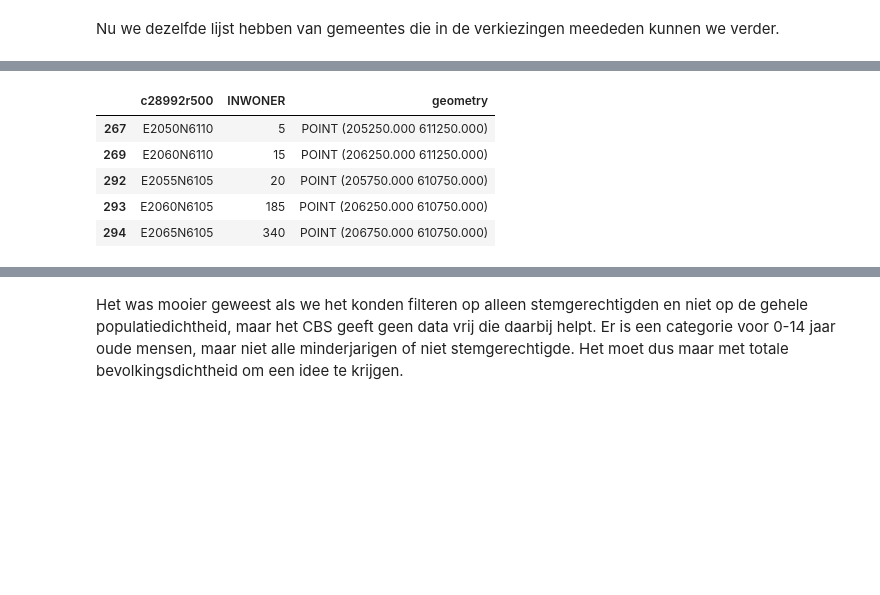
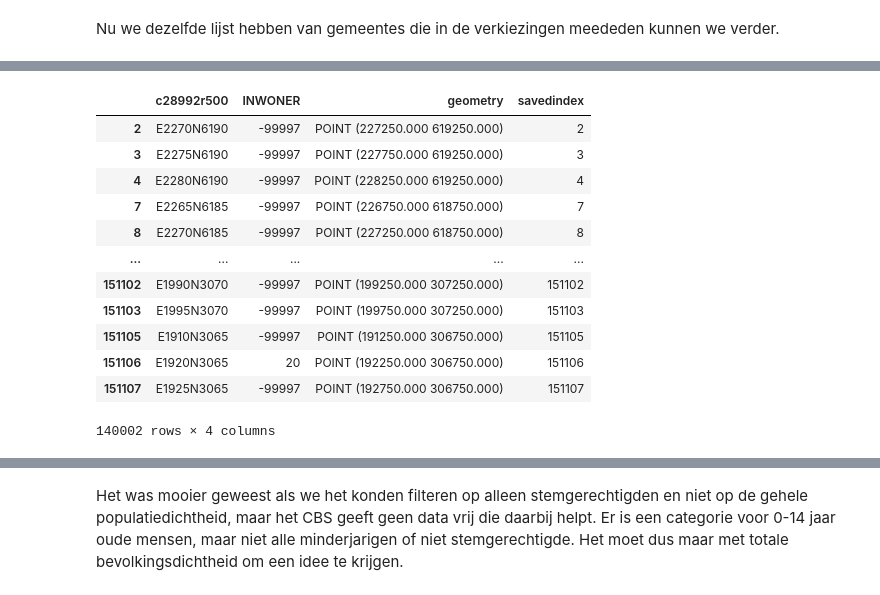
Before and after one commit to openstate/stembureau-meting, a Jupyter notebook: jupyter/stembureau_data.ipynb, the cells around one changed output, grey strips where cells are left out. Cells and saved outputs as stored; diff of their text form; code cells hidden in the pictures; blank space fills up the shorter version.

```diff
--- a/jupyter/stembureau_data.ipynb
+++ b/jupyter/stembureau_data.ipynb
@@ -301,0 +260,8 @@ df_geojson_clean.plot(ax=ax)
+# %%
+nl_map_dst['savedindex'] = nl_map_dst.index #Save the index values as a new column
+
+intersecting = nl_map_clean.sjoin(nl_map_dst, how='inner')['savedindex'] #Find the polygons that intersect. Keep savedindex as a series
+
+nl_map_dst = nl_map_dst.loc[nl_map_dst.savedindex.isin(intersecting)] #Filter away these, "savedindex is in intersecting"
+
+nl_map_dst.to_crs(epsg=4326).plot()
@@ -302,14 +327,25 @@ df_geojson_clean.plot(ax=ax)
 # %%
-nl_map_dst_points = nl_map_dst
+nl_map_dst_points = nl_map_dst.copy()
 nl_map_dst_points['geometry'] = nl_map_dst_points['geometry'].centroid
-nl_map_dst_points.head()
+
+nl_map_dst_zero_points = nl_map_dst_zero.copy()
+nl_map_dst_zero_points['geometry'] = nl_map_dst_zero_points['geometry'].centroid
+
+nl_map_dst_zero_points
 # %% [output]
-|  | c28992r500 | INWONER | geometry |
-| 267 | E2050N6110 | 5 | POINT (205250.000 611250.000) |
-| 269 | E2060N6110 | 15 | POINT (206250.000 611250.000) |
-| 292 | E2055N6105 | 20 | POINT (205750.000 610750.000) |
-| 293 | E2060N6105 | 185 | POINT (206250.000 610750.000) |
-| 294 | E2065N6105 | 340 | POINT (206750.000 610750.000) |
+|  | c28992r500 | INWONER | geometry | savedindex |
+| 2 | E2270N6190 | -99997 | POINT (227250.000 619250.000) | 2 |
+| 3 | E2275N6190 | -99997 | POINT (227750.000 619250.000) | 3 |
+| 4 | E2280N6190 | -99997 | POINT (228250.000 619250.000) | 4 |
+| 7 | E2265N6185 | -99997 | POINT (226750.000 618750.000) | 7 |
+| 8 | E2270N6185 | -99997 | POINT (227250.000 618750.000) | 8 |
+| ... | ... | ... | ... | ... |
+| 151102 | E1990N3070 | -99997 | POINT (199250.000 307250.000) | 151102 |
+| 151103 | E1995N3070 | -99997 | POINT (199750.000 307250.000) | 151103 |
+| 151105 | E1910N3065 | -99997 | POINT (191250.000 306750.000) | 151105 |
+| 151106 | E1920N3065 | 20 | POINT (192250.000 306750.000) | 151106 |
+| 151107 | E1925N3065 | -99997 | POINT (192750.000 306750.000) | 151107 |
+140002 rows × 4 columns
 # %%
 import numpy as np
 
```
Also changed, not shown: parts of 18 cells of this notebook, 1 other file.
